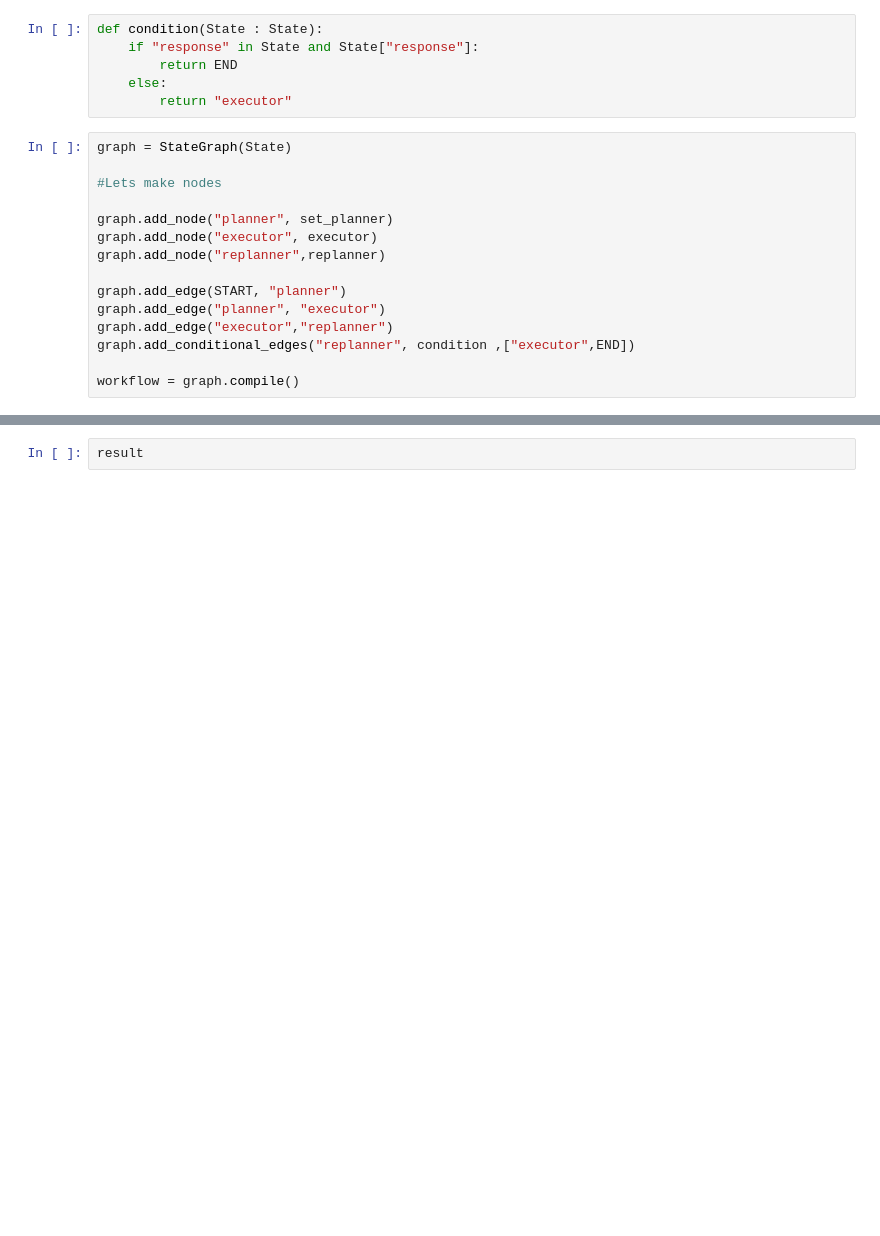
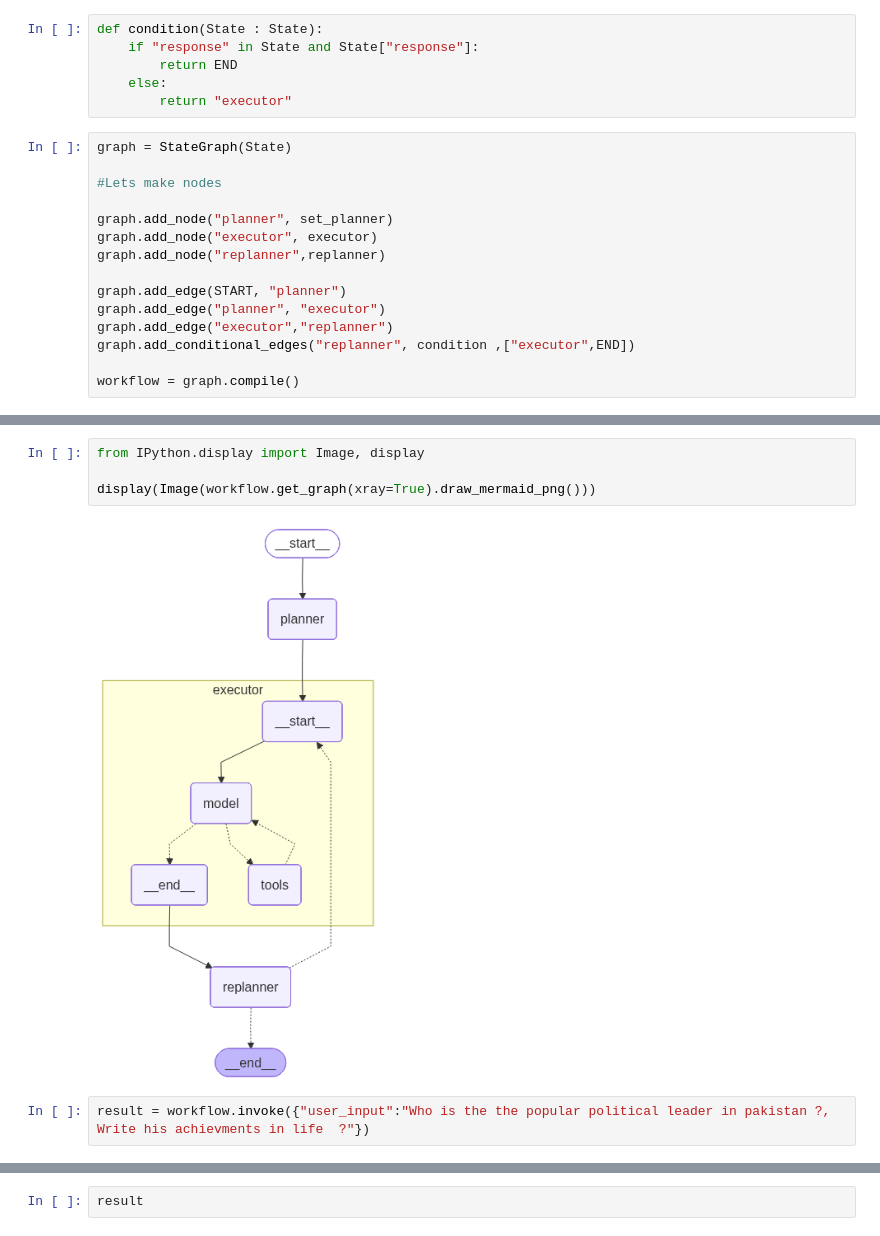
Before and after one commit to Aliahmad-mk/Planning_agents, a Jupyter notebook: planning_agent_can_replan.ipynb, the cells around one changed output, grey strips where cells are left out. Drawn from its saved outputs; the diff is of its cells as text; blank space fills up the shorter version.

```diff
--- a/planning_agent_can_replan.ipynb
+++ b/planning_agent_can_replan.ipynb
@@ -125,0 +129,8 @@ result = workflow.invoke({"user_input":"Plan a trip to newyork city 5000$ budget
+# %%
+from IPython.display import Image, display
+
+display(Image(workflow.get_graph(xray=True).draw_mermaid_png()))
+# %% [output]
+[figure, added]
+# %%
+result = workflow.invoke({"user_input":"Who is the the popular political leader in pakistan ?, Write his achievments in life  ?"})
```
Also changed, not shown: parts of 7 cells of this notebook.
